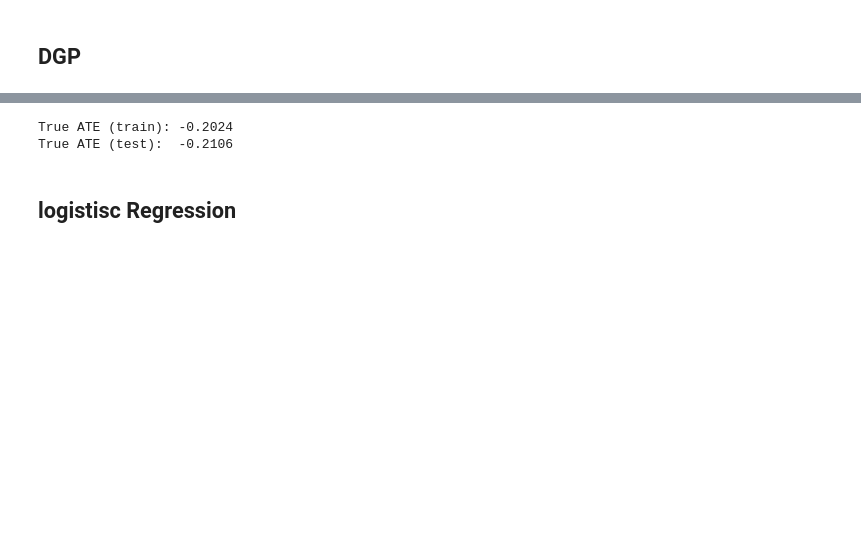
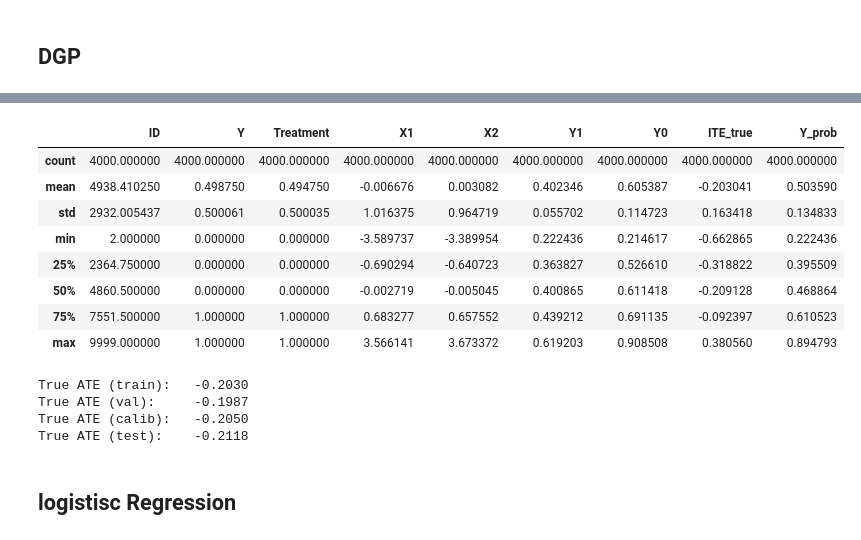
Before and after one commit to buehlpa/Individualized-Treatment-Effect, a Jupyter notebook: ite.ipynb, the cells around one changed output, grey strips where cells are left out. Saved outputs shown, nothing was run; the diff lists cells and outputs as text; code cells hidden in the pictures; blank space fills up the shorter version.

```diff
--- a/ite.ipynb
+++ b/ite.ipynb
@@ -116,10 +81,22 @@ df_train.head(5)
+# %%
+df_train.describe()
+# %% [output]
+|  | ID | Y | Treatment | X1 | X2 | Y1 | Y0 | ITE_true | Y_prob |
+| count | 4000.000000 | 4000.000000 | 4000.000000 | 4000.000000 | 4000.000000 | 4000.000000 | 4000.000000 | 4000.000000 | 4000.000000 |
+| mean | 4938.410250 | 0.498750 | 0.494750 | -0.006676 | 0.003082 | 0.402346 | 0.605387 | -0.203041 | 0.503590 |
+| std | 2932.005437 | 0.500061 | 0.500035 | 1.016375 | 0.964719 | 0.055702 | 0.114723 | 0.163418 | 0.134833 |
+| min | 2.000000 | 0.000000 | 0.000000 | -3.589737 | -3.389954 | 0.222436 | 0.214617 | -0.662865 | 0.222436 |
+| 25% | 2364.750000 | 0.000000 | 0.000000 | -0.690294 | -0.640723 | 0.363827 | 0.526610 | -0.318822 | 0.395509 |
+| 50% | 4860.500000 | 0.000000 | 0.000000 | -0.002719 | -0.005045 | 0.400865 | 0.611418 | -0.209128 | 0.468864 |
+| 75% | 7551.500000 | 1.000000 | 1.000000 | 0.683277 | 0.657552 | 0.439212 | 0.691135 | -0.092397 | 0.610523 |
+| max | 9999.000000 | 1.000000 | 1.000000 | 3.566141 | 3.673372 | 0.619203 | 0.908508 | 0.380560 | 0.894793 |
 # %%
-# True ATEs from known potential outcomes
-ate_train = df_train['ITE_true'].mean()
-ate_test = df_test['ITE_true'].mean()
-
-print(f"True ATE (train): {ate_train:.4f}")
-print(f"True ATE (test):  {ate_test:.4f}")
+ate_train = df_train['ITE_true'].mean();print(f"True ATE (train):   {ate_train:.4f}")
+ate_val = df_val['ITE_true'].mean();print(f"True ATE (val):     {ate_val:.4f}")
+ate_calib = df_calib['ITE_true'].mean();print(f"True ATE (calib):   {ate_calib:.4f}")
+ate_test = df_test['ITE_true'].mean();print(f"True ATE (test):    {ate_test:.4f}")
 # %% [output]
-True ATE (train): -0.2024
-True ATE (test):  -0.2106
+True ATE (train):   -0.2030
+True ATE (val):     -0.1987
+True ATE (calib):   -0.2050
+True ATE (test):    -0.2118
```
Also changed, not shown: parts of 15 cells of this notebook, 4 other files.
